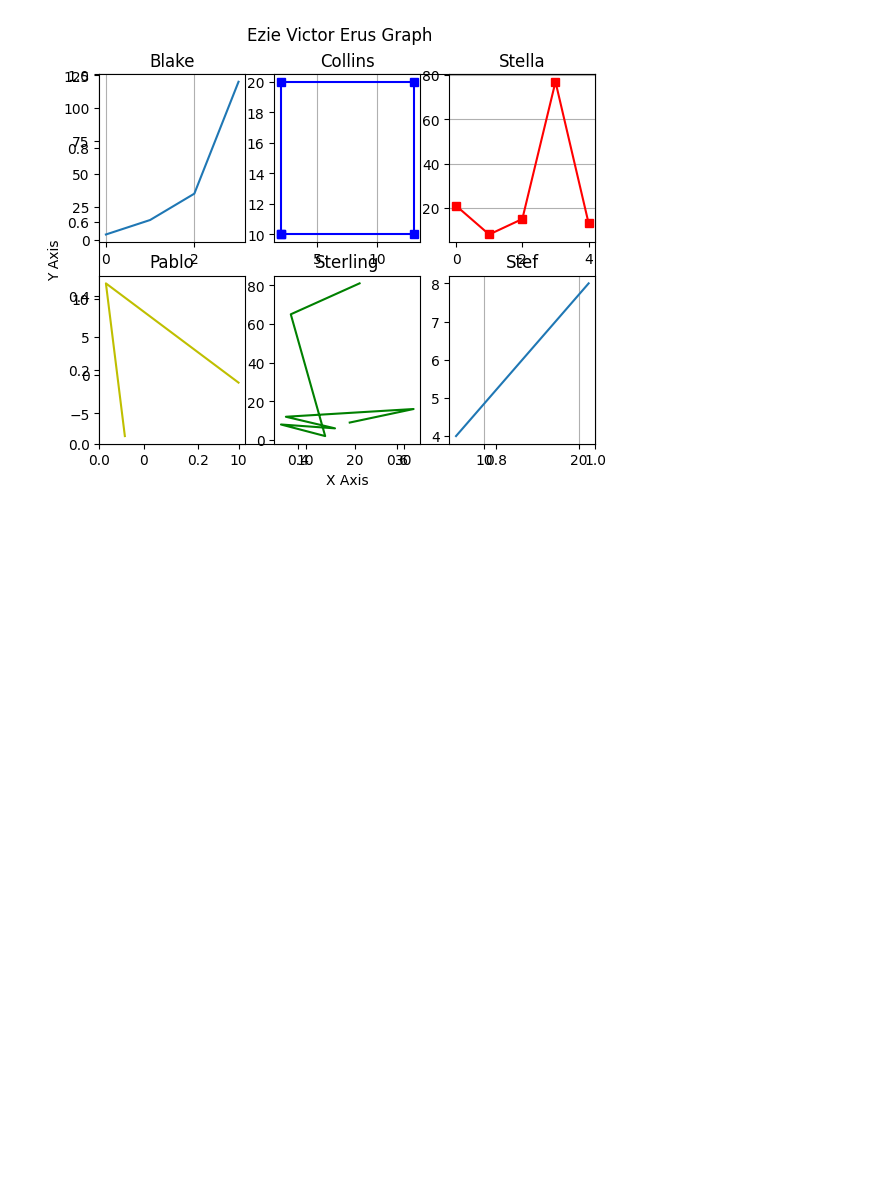
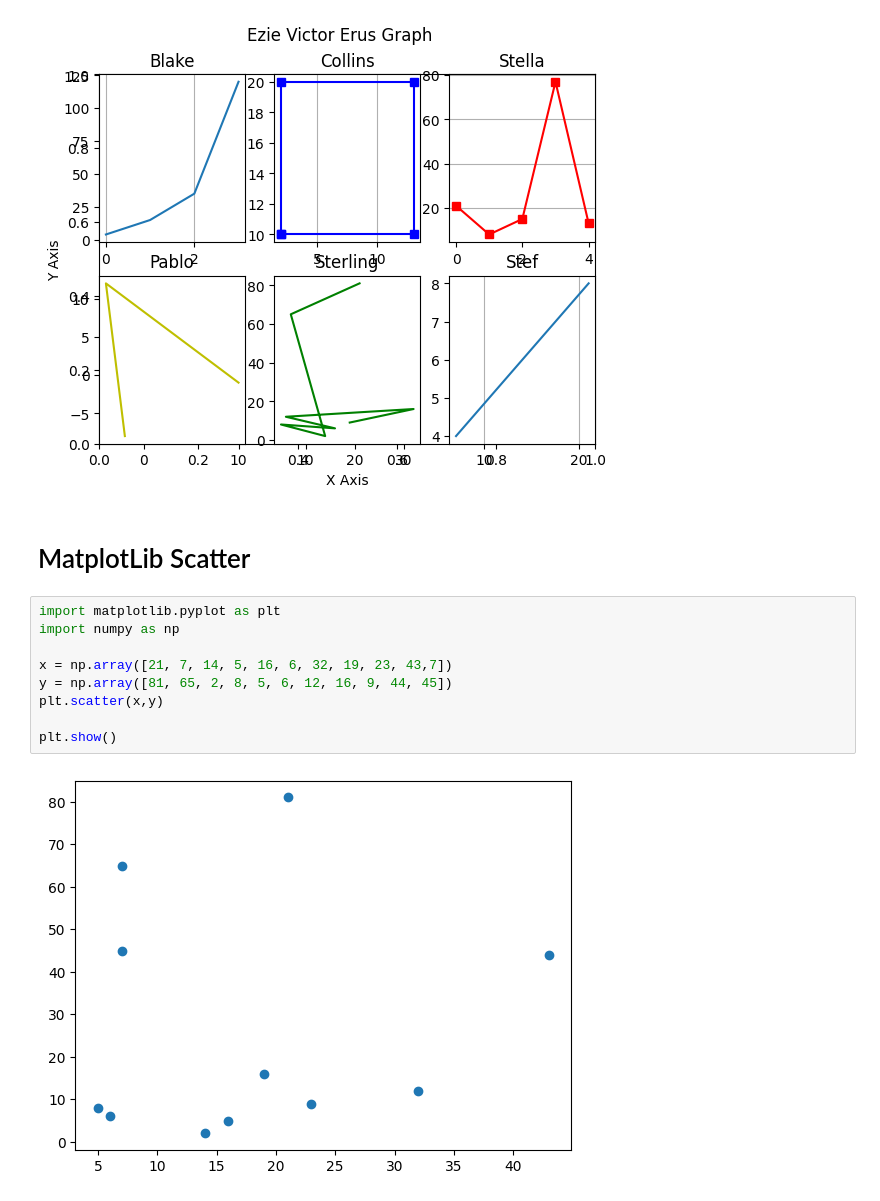
Before and after one commit to SunshineIDR/Matplotlib, a Jupyter notebook: MatPlotLib.ipynb, the cells around one changed output. Drawn from its saved outputs; the diff is of its cells as text; blank space fills up the shorter version.

Commit message:
Matplotlib

```diff
--- a/MatPlotLib.ipynb
+++ b/MatPlotLib.ipynb
@@ -439,3 +437,16 @@ plt.suptitle('Ezie Victor Erus Graph')
 plt.show()
 # %% [output]
 [figure]
+# %% [markdown]
+# MatplotLib Scatter
+# %%
+import matplotlib.pyplot as plt
+import numpy as np
+
+x = np.array([21, 7, 14, 5, 16, 6, 32, 19, 23, 43,7])
+y = np.array([81, 65, 2, 8, 5, 6, 12, 16, 9, 44, 45])
+plt.scatter(x,y)
+
+plt.show()
+# %% [output]
+[figure, added]
```
Also changed, not shown: parts of 23 cells of this notebook.
